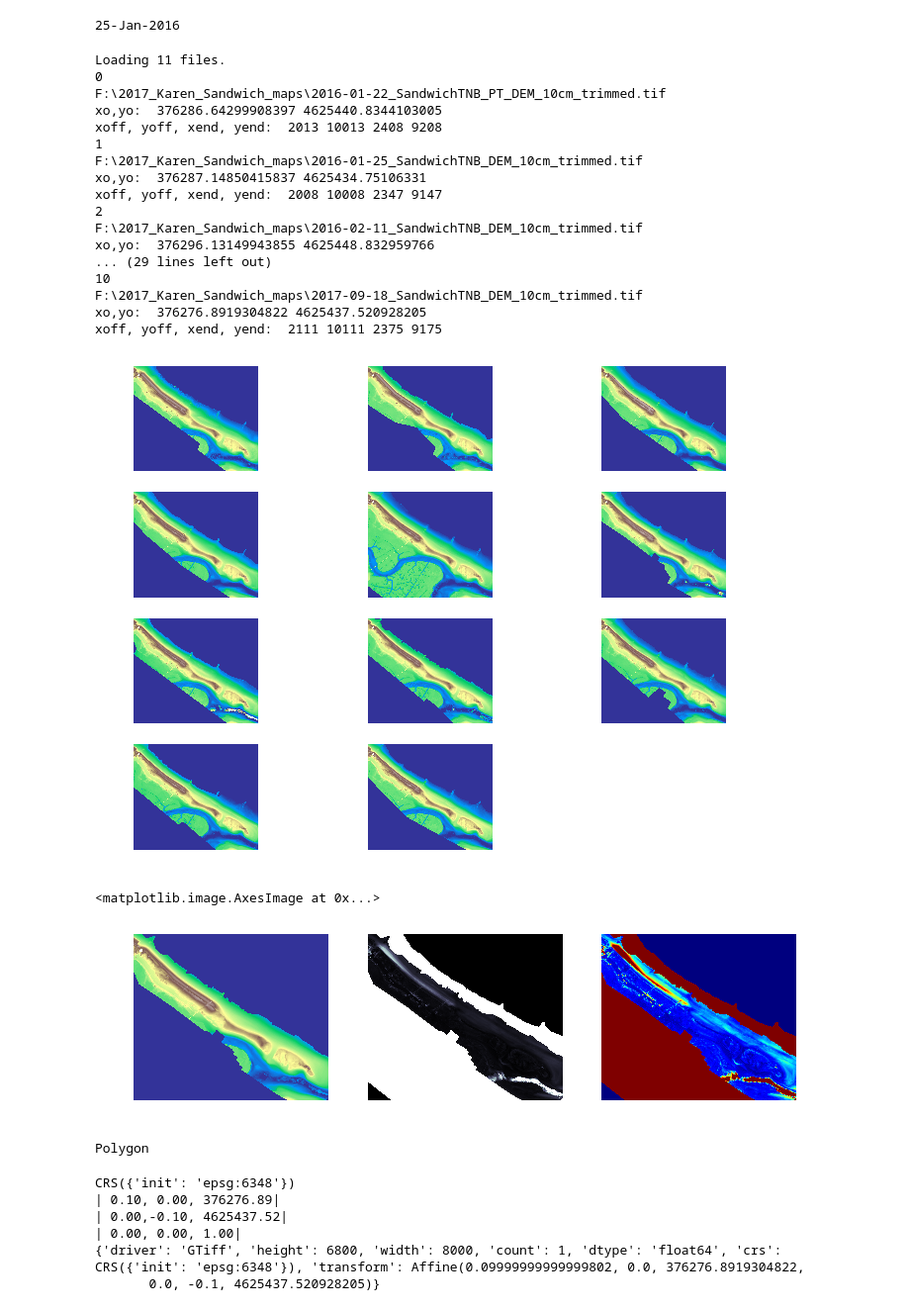
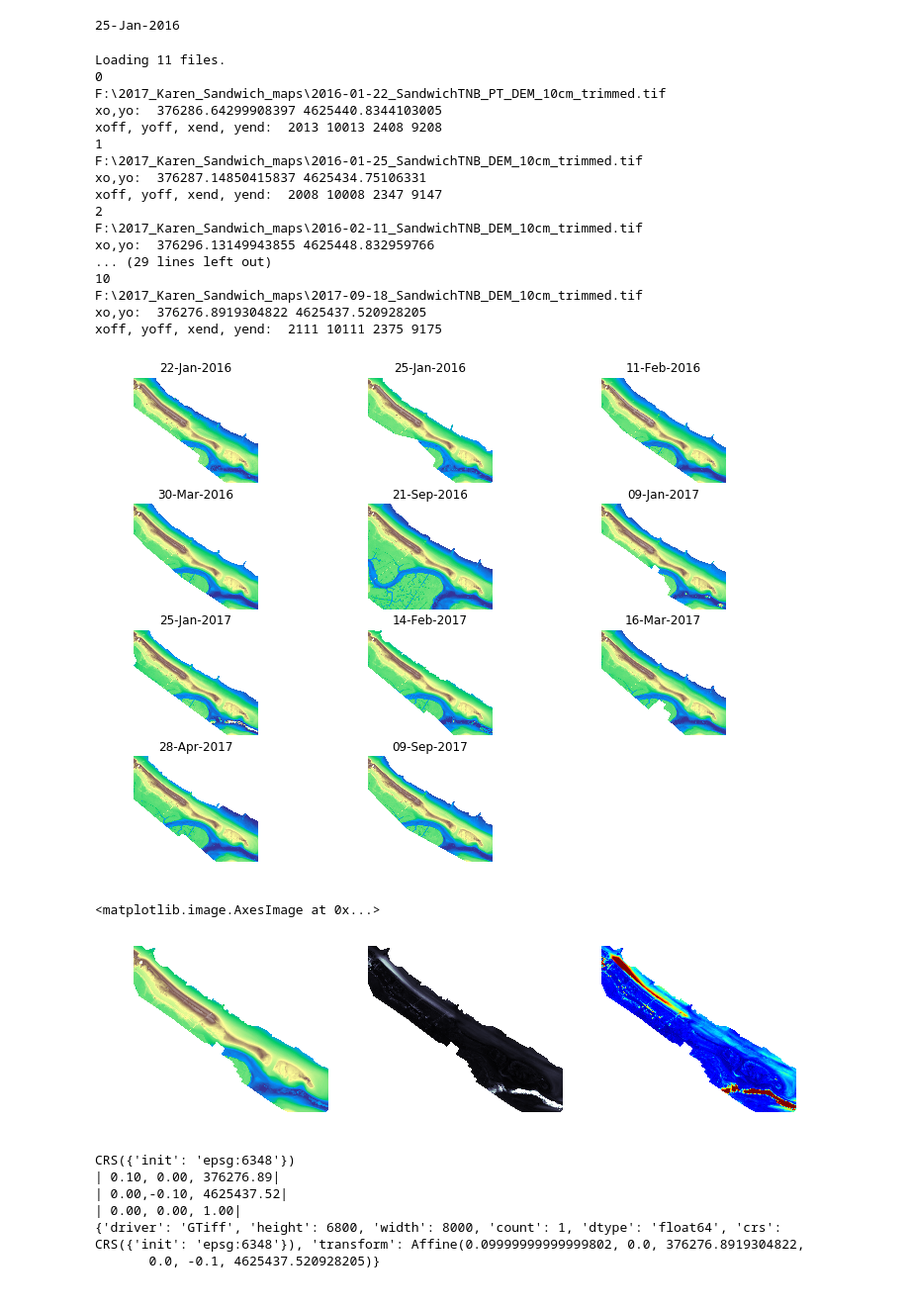
Before and after one commit to csherwood-usgs/Raster_calcs, a Jupyter notebook: Calc_Sandwich_Variance.ipynb, the cells around one changed output. Shown at 99% size. Cells and saved outputs as stored; diff of their text form; code cells hidden in the pictures.

```diff
--- a/Calc_Sandwich_Variance.ipynb
+++ b/Calc_Sandwich_Variance.ipynb
@@ -79,34 +79,36 @@ for i in range(nf):
     # reopen and read band 1 (elevation...only band in these files) into specifed window
     with rasterio.open(fdir+fnames[i]) as src:
         # load into temporary 2d array
         # note the x,y switch: syntax for window=((row_start, row_stop)(col_start, col_stop)
         zt = src.read(1, window=((yoff,yoff+ysize),(xoff,xoff+xsize)))
+        zt[zt<=-99]=np.nan
         # copy 2d array into slab of 3d array
         zw[i::]=zt
 
         # small plots of elevation
         plt.subplot(4,3,i+1);plt.axis('off');plt.imshow(zt,cmap=plt.cm.terrain,vmin=-2,vmax=8)
+        plt.title(titles[i])
         src.close()
         plt.savefig('time_series.png')
 # %% [output]
 Loading 11 files.
 0
 F:\2017_Karen_Sandwich_maps\2016-01-22_SandwichTNB_PT_DEM_10cm_trimmed.tif
 xo,yo:  376286.64299908397 4625440.8344103005
 xoff, yoff, xend, yend:  2013 10013 2408 9208
 1
 F:\2017_Karen_Sandwich_maps\2016-01-25_SandwichTNB_DEM_10cm_trimmed.tif
 xo,yo:  376287.14850415837 4625434.75106331
 xoff, yoff, xend, yend:  2008 10008 2347 9147
 2
 F:\2017_Karen_Sandwich_maps\2016-02-11_SandwichTNB_DEM_10cm_trimmed.tif
 xo,yo:  376296.13149943855 4625448.832959766
 ... (29 lines left out)
 10
 F:\2017_Karen_Sandwich_maps\2017-09-18_SandwichTNB_DEM_10cm_trimmed.tif
 xo,yo:  376276.8919304822 4625437.520928205
 xoff, yoff, xend, yend:  2111 10111 2375 9175
-[figure, old version]
+[figure, new version]
 # %%
 # Calculate mean and std. dev. of maps. Could do any numpy array statistics here, with or without NaNs
 zmean = np.mean(zw,0)
@@ -120,19 +122,4 @@ plt.subplot(1,3,2);plt.axis('off');plt.imshow(zstd[0::],cmap=plt.cm.bone,vmin=0,
 plt.subplot(1,3,3);plt.axis('off');plt.imshow(zrange[0::],cmap=plt.cm.jet,vmin=0,vmax=3)
 # %% [output]
 <matplotlib.image.AxesImage at 0x...>
-[figure, old version]
+[figure, new version]
-# %%
-# load a polygon I drew in Global Mapper and saved in geojson format
-with open('std_crop_poly.geojson') as f:
-    data = json.load(f)
-
-for feature in data['features']:
-    print(feature['geometry']['type'])
-    #print(feature['geometry']['coordinates'])
-    #print(feature['geometry'])
-
-#print(" ")
-jsonfeatures = data['features'][0]['geometry']
-#print(jsonfeatures)
-# %% [output]
-Polygon
```
Also changed, not shown: parts of 2 cells of this notebook, 2 other files.
